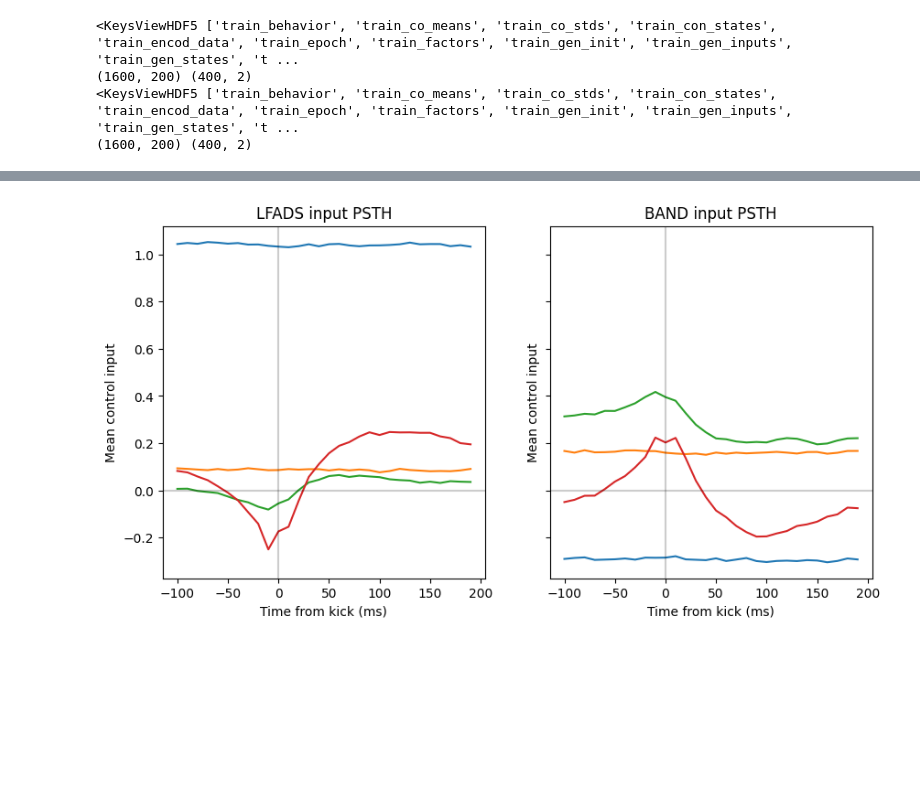
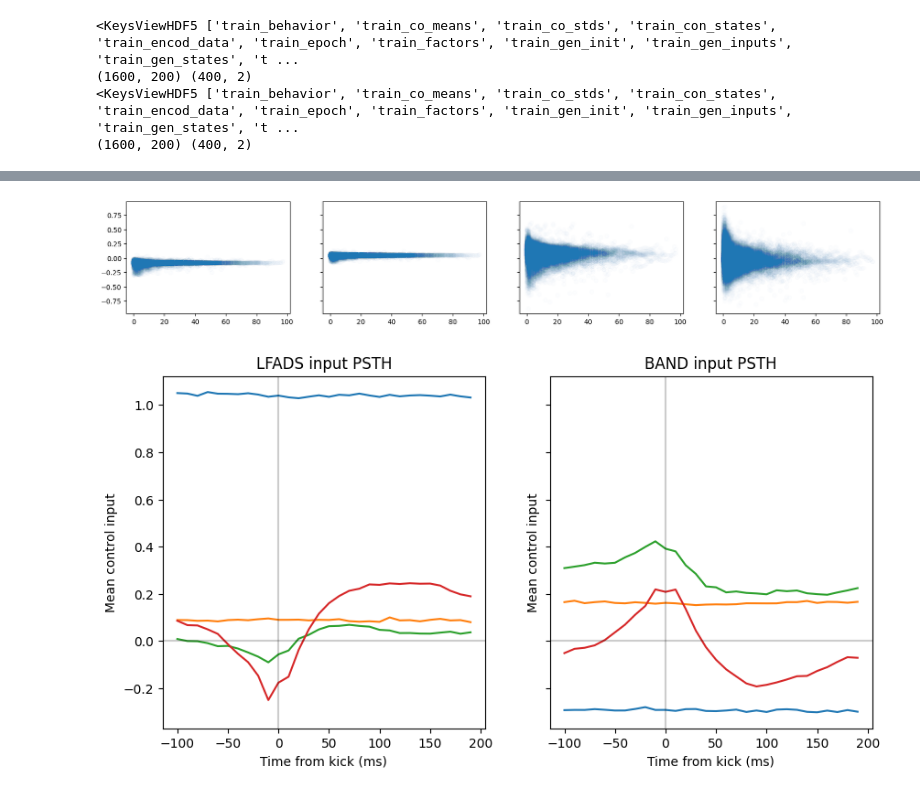
Before and after one commit to NinelK/BAND-torch, a Jupyter notebook: notebooks/post/compare_synthetic_pairs.ipynb, the cells around one changed output, grey strips where cells are left out. Drawn from its saved outputs; the diff is of its cells as text; code cells hidden in the pictures; blank space fills up the shorter version.

```diff
--- a/notebooks/post/compare_synthetic_pairs.ipynb
+++ b/notebooks/post/compare_synthetic_pairs.ipynb
@@ -268,3 +311,10 @@ for it, t in enumerate(trials2plot):
+# %%
+# plot control wrt distance to kick
+fig, axes = plt.subplots(1, co_dim, figsize=(5*co_dim,3),sharey=True)
+for c in range(co_dim):
+    axes[c].plot(distances.flatten(), both_control_means[1][...,c].flatten(), 'o', alpha=0.01)
+# %% [output]
+[figure, added]
 # %%
 # save latents and controls in lfads and band files
 for i, model_name in enumerate(model_names):
```
Also changed, not shown: parts of 6 cells of this notebook.
